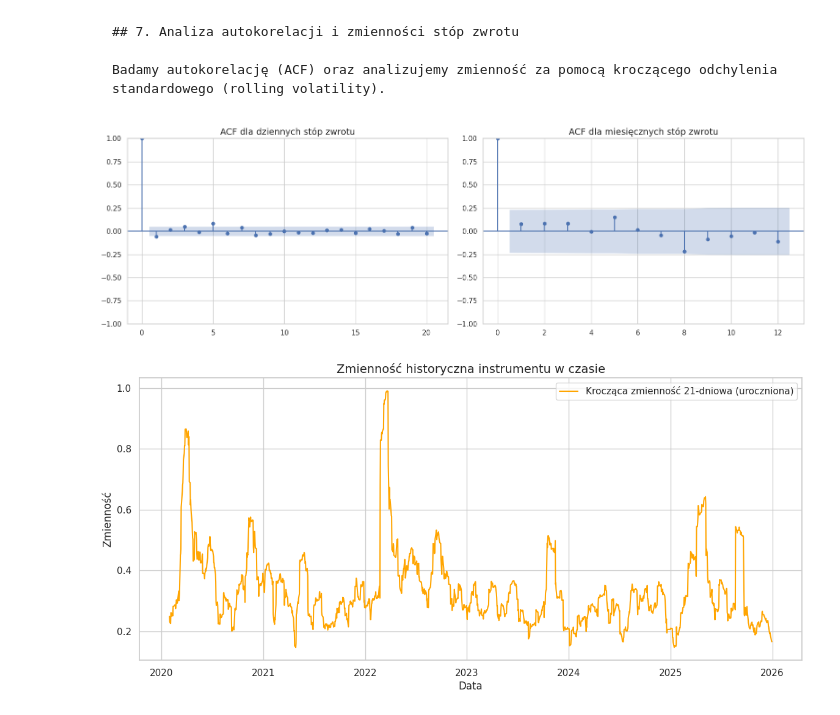
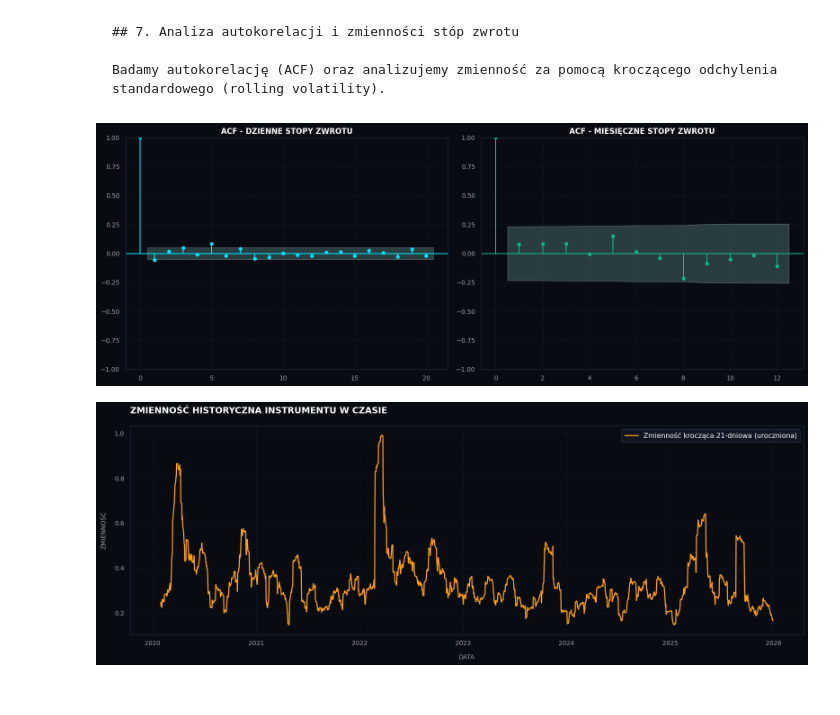
Before and after one commit to KacChw/Machine-Learning-Labolatory-Master-Course-Big-Data, a Jupyter notebook: ML_Zad1.ipynb, the cells around one changed output. Cells and saved outputs as stored; diff of their text form; code cells hidden in the pictures.

```diff
--- a/ML_Zad1.ipynb
+++ b/ML_Zad1.ipynb
@@ -352,26 +385,60 @@ Badamy autokorelację (ACF) oraz analizujemy zmienność za pomocą kroczącego
 # %%
 # Upewniamy się, że serie stóp zwrotu są poprawnie sformatowane i nie zawierają pustych wartości
 df_daily_returns = df_filtered['Daily_Return'].dropna()
 df_monthly = df_filtered['Close'].resample('ME').last()
 df_monthly_returns = np.log(df_monthly / df_monthly.shift(1)).dropna()
 
-# Autokorelacja (ACF)
-fig, axes = plt.subplots(1, 2, figsize=(16, 5))
-plot_acf(df_daily_returns, lags=20, ax=axes[0], title='ACF dla dziennych stóp zwrotu')
-plot_acf(df_monthly_returns, lags=12, ax=axes[1], title='ACF dla miesięcznych stóp zwrotu')
+# Stylizacja Dark Trading Dashboard
+plt.style.use('dark_background')
+
+# 1. Wykresy ACF
+fig, axes = plt.subplots(1, 2, figsize=(16, 6), facecolor='#080B12')
+
+for ax in axes:
+    ax.set_facecolor('#080B12')
+    ax.grid(True, color='#374151', linestyle='--', linewidth=0.6, alpha=0.45)
+    ax.tick_params(axis='both', colors='#9CA3AF', labelsize=10)
+    for spine in ax.spines.values():
+        spine.set_color('#263244')
+        spine.set_linewidth(0.8)
+
+# Generowanie ACF z dostosowaniem kolorów elementów wykresu
+plot_acf(df_daily_returns, lags=20, ax=axes[0], title='ACF - DZIENNE STOPY ZWROTU', color='#00E5FF', vlines_kwargs={'colors': '#00E5FF'})
+plot_acf(df_monthly_returns, lags=12, ax=axes[1], title='ACF - MIESIĘCZNE STOPY ZWROTU', color='#10B981', vlines_kwargs={'colors': '#10B981'})
+
+# Modyfikacja tytułów wewnątrz ACF
+axes[0].title.set_color('#FFFFFF')
+axes[0].title.set_fontsize(12)
+axes[0].title.set_weight('bold')
+axes[1].title.set_color('#FFFFFF')
+axes[1].title.set_fontsize(12)
+axes[1].title.set_weight('bold')
+
 plt.tight_layout()
 plt.show()
 
-# Uroczniona 21-dniowa zmienność krocząca dla dziennych stóp
+# 2. Wykres Zmienności Kroczącej
 df_filtered['Rolling_Vol'] = df_daily_returns.rolling(window=21).std() * np.sqrt(252)
 
-plt.figure(figsize=(14, 6))
-plt.plot(df_filtered.index, df_filtered['Rolling_Vol'], color='orange', label='Krocząca zmienność 21-dniowa (uroczniona)')
-plt.title('Zmienność historyczna instrumentu w czasie')
-plt.xlabel('Data')
-plt.ylabel('Zmienność')
-plt.legend()
+fig_vol, ax_vol = plt.subplots(figsize=(16, 6), facecolor='#080B12')
+ax_vol.set_facecolor('#080B12')
+
+ax_vol.plot(df_filtered.index, df_filtered['Rolling_Vol'], color='#FF9F0A', label='Zmienność krocząca 21-dniowa (uroczniona)', linewidth=1.8)
+
+ax_vol.set_title('ZMIENNOŚĆ HISTORYCZNA INSTRUMENTU W CZASIE', fontsize=14, fontweight='bold', color='#FFFFFF', pad=20, loc='left')
+ax_vol.set_xlabel('DATA', fontsize=10, color='#9CA3AF', labelpad=12)
+ax_vol.set_ylabel('ZMIENNOŚĆ', fontsize=10, color='#9CA3AF', labelpad=12)
+
+ax_vol.legend(facecolor='#111827', edgecolor='#374151', labelcolor='#F9FAFB')
+ax_vol.grid(True, color='#374151', linestyle='--', linewidth=0.6, alpha=0.45)
+ax_vol.tick_params(axis='both', colors='#9CA3AF', labelsize=10)
+
+for spine in ax_vol.spines.values():
+    spine.set_color('#263244')
+    spine.set_linewidth(0.8)
+
+plt.tight_layout()
 plt.show()
 # %% [output]
-[figure, old version]
+[figure, new version]
-[figure, old version]
+[figure, new version]
```
Also changed, not shown: parts of 3 cells of this notebook.
